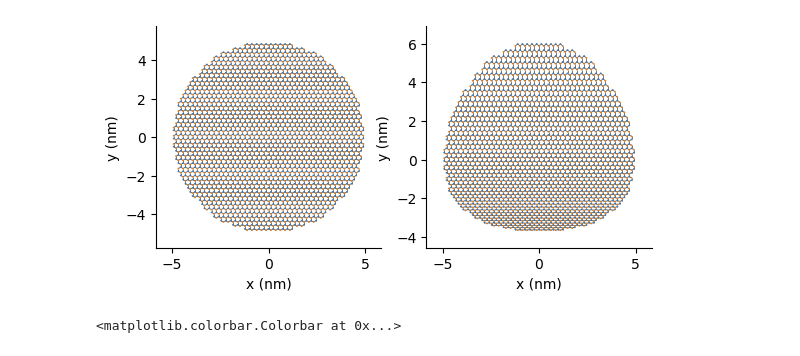
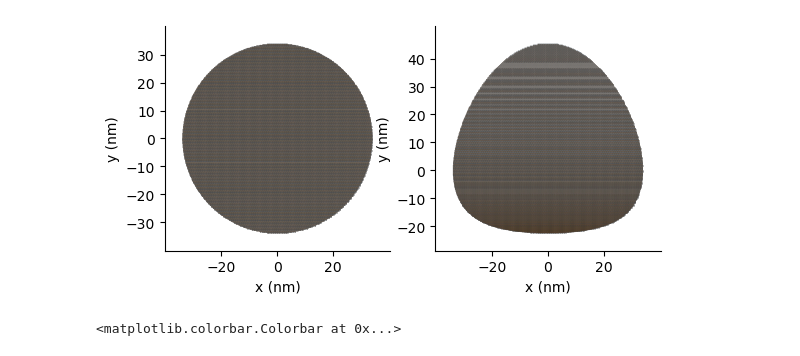
Before and after one commit to dreycenfoiles/MSE-485-Project, a Jupyter notebook: Magnetic Field.ipynb, the cells around one changed output. Cells and saved outputs as stored; diff of their text form; code cells hidden in the pictures.

```diff
--- a/Magnetic Field.ipynb
+++ b/Magnetic Field.ipynb
@@ -28,7 +28,7 @@ def constant_magnetic_field(B):
     return function
 
 
-def triaxial_strain(c, beta=3.37):
+def uniaxial_strain(c, beta=3.37):
     """Produce both the displacement and hopping energy modifier"""
     @pb.site_position_modifier
     def displacement(x, y, z):
@@ -46,31 +46,30 @@ def triaxial_strain(c, beta=3.37):
 # %%
 from pybinding.repository import graphene
 
 from math import pi
 
 model_mag = pb.Model(
     graphene.monolayer(),
-    pb.circle(radius=5),
+    pb.circle(radius=34),
     constant_magnetic_field(B=111.17)  # Tesla
 )
 kpm_mag = pb.kpm(model_mag)
 
 model_strain = pb.Model(
     graphene.monolayer(),
-    pb.circle(radius=5),
-    triaxial_strain(c=.05)
+    pb.circle(radius=34),
+    uniaxial_strain(c=.01)
 )
 
 kpm_strain = pb.kpm(model_strain)
 
 plt.figure()
 plt.subplot(1,2,1)
 model_mag.plot()
 plt.subplot(1, 2, 2)
 model_strain.plot()
-plt.savefig("comp.pdf")
 # %% [output]
-[figure, old version]
+[figure, new version]
 # %%
 solver = pb.solver.arpack(model_strain, k=50)  # only the 20 lowest eigenstates
 
```
Also changed, not shown: parts of 2 cells of this notebook.
